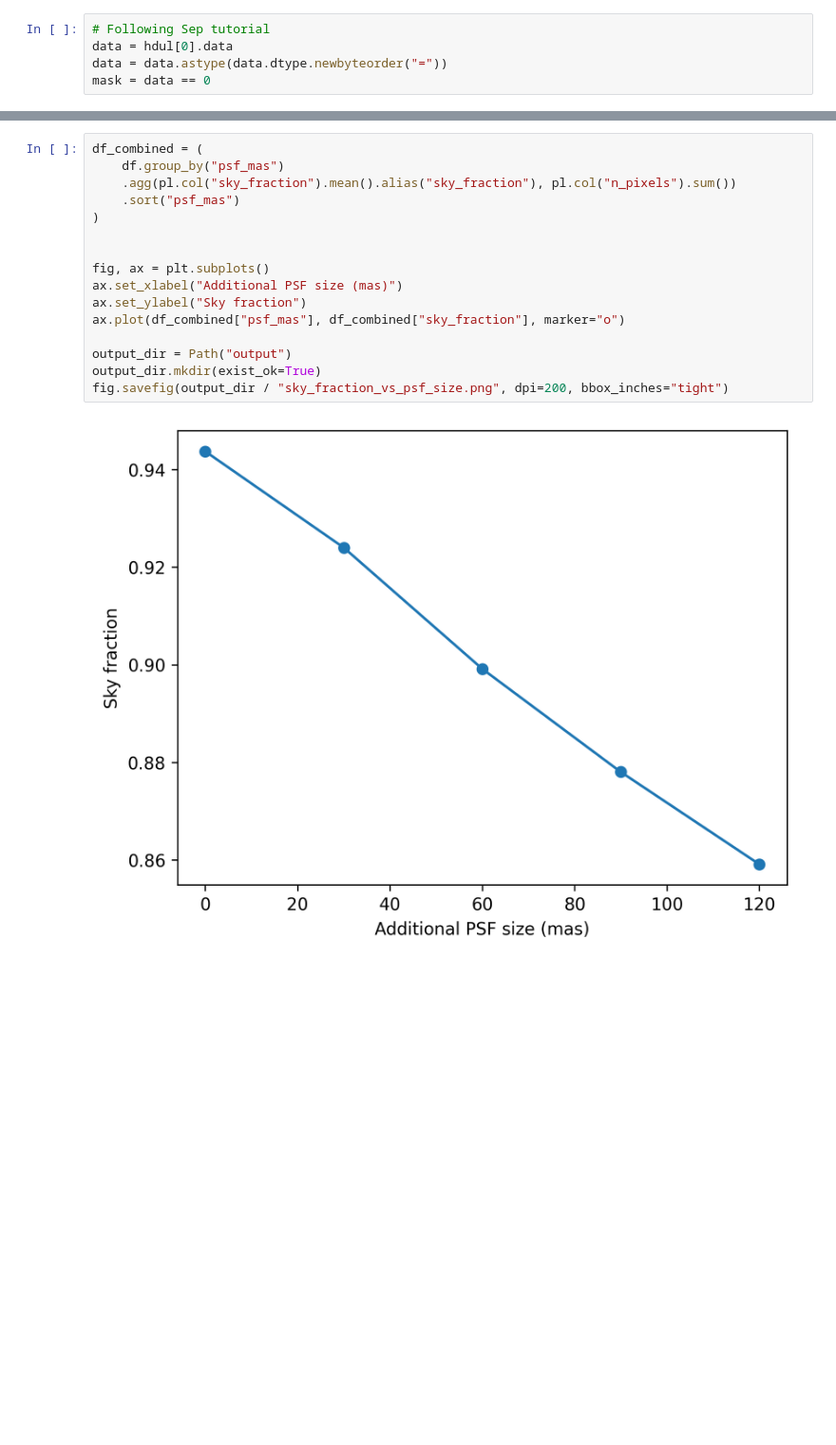
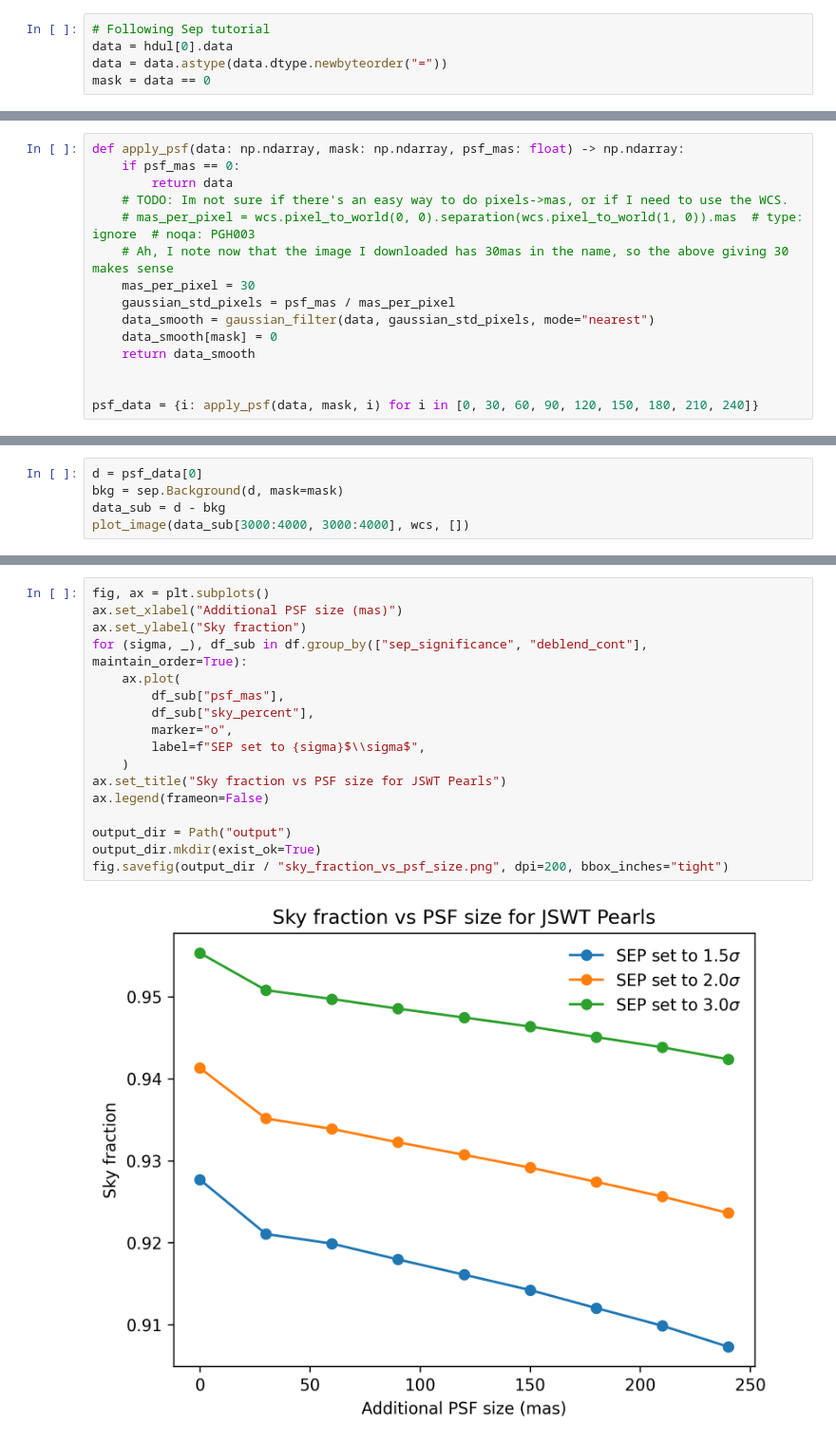
Before and after one commit to Samreay/jades-sky-fraction, a Jupyter notebook: src/jades_sky_fraction/analysis.ipynb, the cells around one changed output, grey strips where cells are left out. Shown at 95% size. Cells and saved outputs as stored; diff of their text form; blank space fills up the shorter version.

```diff
--- a/src/jades_sky_fraction/analysis.ipynb
+++ b/src/jades_sky_fraction/analysis.ipynb
@@ -45 +32,16 @@ b = gal_coords.b.deg.reshape(data.shape)
+# %%
+def apply_psf(data: np.ndarray, mask: np.ndarray, psf_mas: float) -> np.ndarray:
+    if psf_mas == 0:
+        return data
+    # TODO: Im not sure if there's an easy way to do pixels->mas, or if I need to use the WCS.
+    # mas_per_pixel = wcs.pixel_to_world(0, 0).separation(wcs.pixel_to_world(1, 0)).mas  # type: ignore  # noqa: PGH003
+    # Ah, I note now that the image I downloaded has 30mas in the name, so the above giving 30 makes sense
+    mas_per_pixel = 30
+    gaussian_std_pixels = psf_mas / mas_per_pixel
+    data_smooth = gaussian_filter(data, gaussian_std_pixels, mode="nearest")
+    data_smooth[mask] = 0
+    return data_smooth
+
+
+psf_data = {i: apply_psf(data, mask, i) for i in [0, 30, 60, 90, 120, 150, 180, 210, 240]}
 # %%
@@ -140,0 +72,5 @@ plt.colorbar(handle, label="Sky fraction");
+# %%
+d = psf_data[0]
+bkg = sep.Background(d, mask=mask)
+data_sub = d - bkg
+plot_image(data_sub[3000:4000, 3000:4000], wcs, [])
@@ -141,18 +159,19 @@ plt.colorbar(handle, label="Sky fraction");
 # %%
-df_combined = (
-    df.group_by("psf_mas")
-    .agg(pl.col("sky_fraction").mean().alias("sky_fraction"), pl.col("n_pixels").sum())
-    .sort("psf_mas")
-)
-
-
 fig, ax = plt.subplots()
 ax.set_xlabel("Additional PSF size (mas)")
 ax.set_ylabel("Sky fraction")
-ax.plot(df_combined["psf_mas"], df_combined["sky_fraction"], marker="o")
+for (sigma, _), df_sub in df.group_by(["sep_significance", "deblend_cont"], maintain_order=True):
+    ax.plot(
+        df_sub["psf_mas"],
+        df_sub["sky_percent"],
+        marker="o",
+        label=f"SEP set to {sigma}$\\sigma$",
+    )
+ax.set_title("Sky fraction vs PSF size for JSWT Pearls")
+ax.legend(frameon=False)
 
 output_dir = Path("output")
 output_dir.mkdir(exist_ok=True)
 fig.savefig(output_dir / "sky_fraction_vs_psf_size.png", dpi=200, bbox_inches="tight")
 # %% [output]
-[figure, old version]
+[figure, new version]
```
Also changed, not shown: parts of 8 cells of this notebook, 1 other file.
